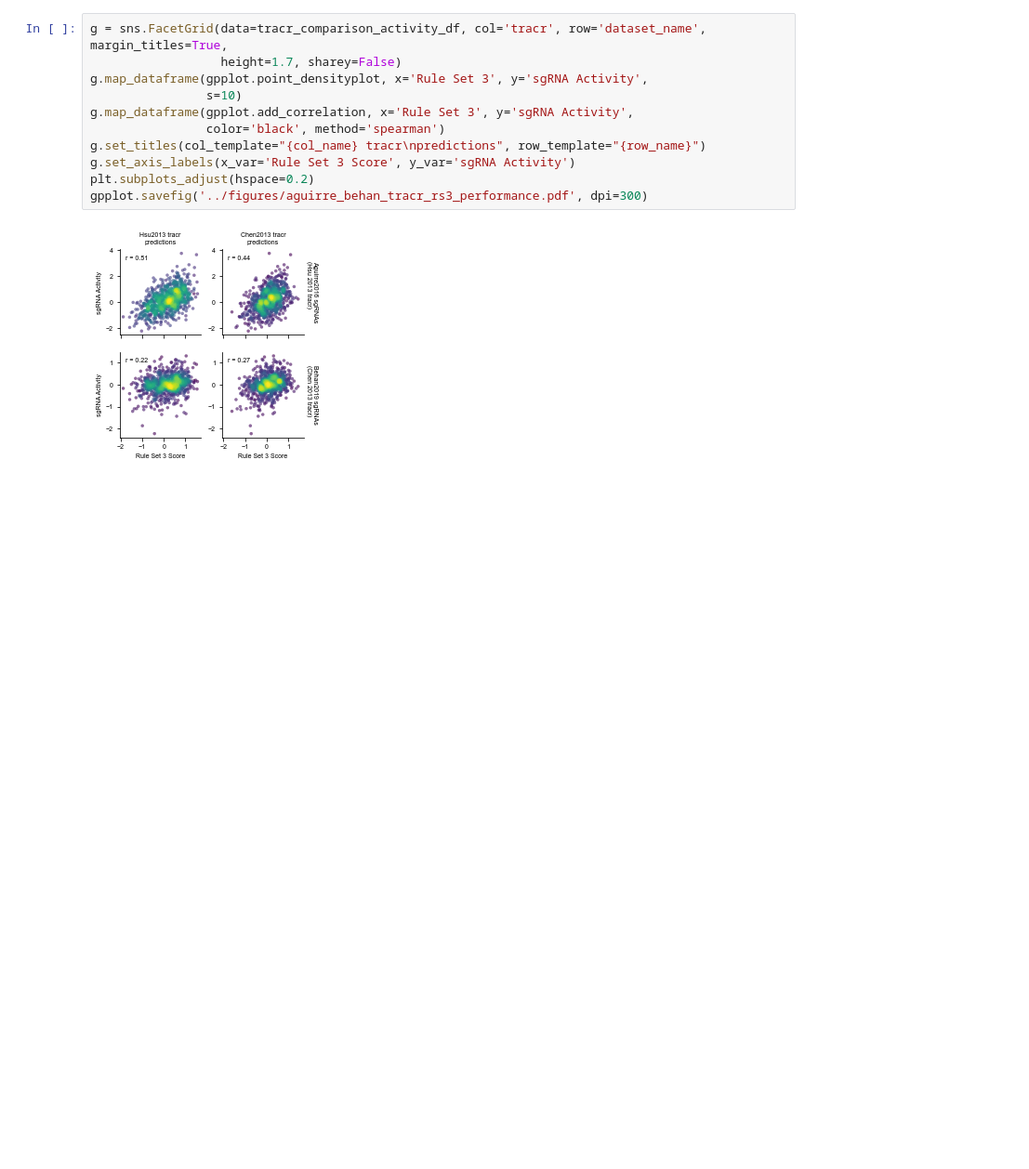
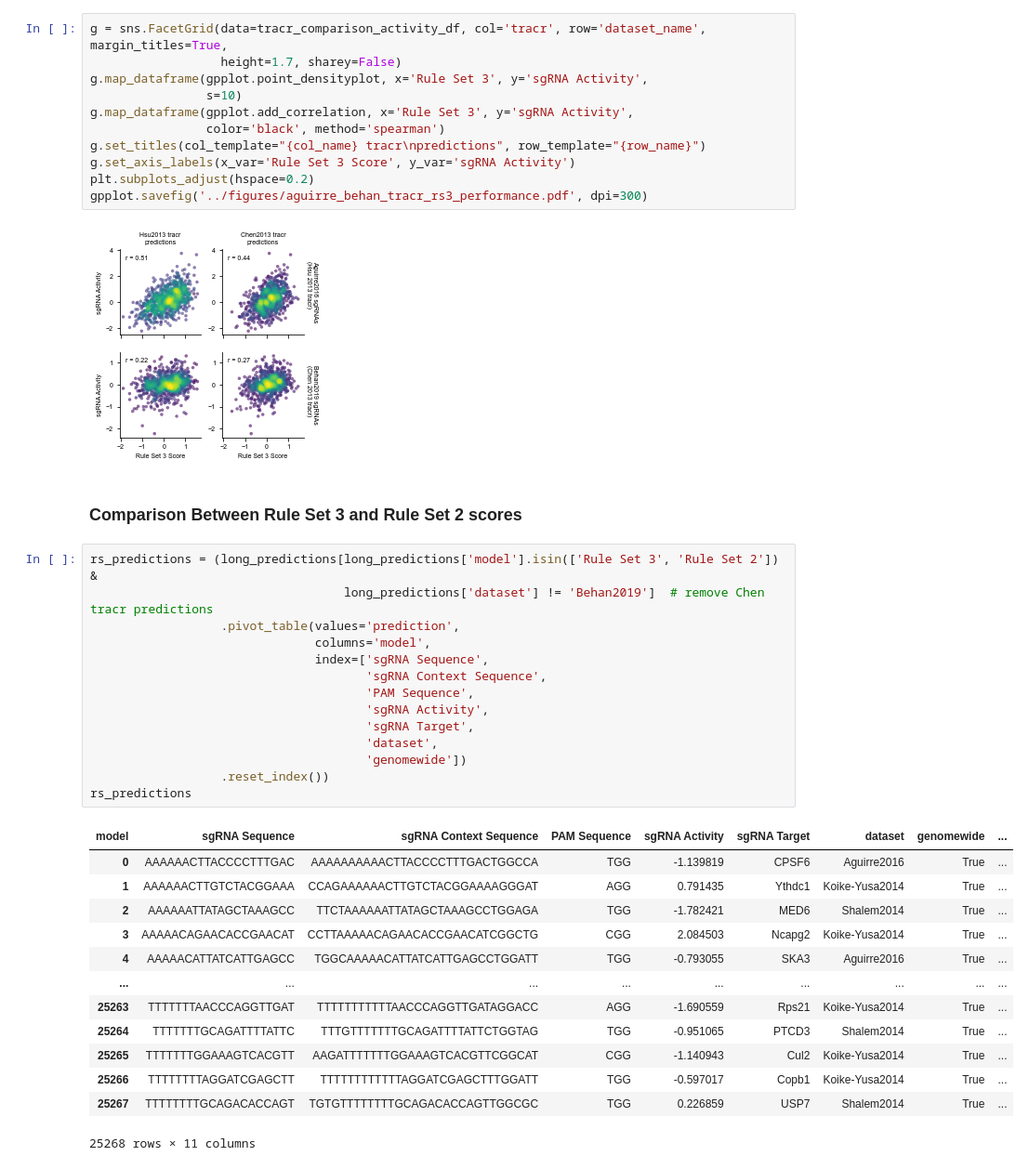
Before and after one commit to gpp-rnd/rs_dev, a Jupyter notebook: code/07_test_seq_model.ipynb, the cells around one changed output. Shown at 93% size. Saved outputs shown, nothing was run; the diff lists cells and outputs as text; blank space fills up the shorter version.

```diff
--- a/code/07_test_seq_model.ipynb
+++ b/code/07_test_seq_model.ipynb
@@ -225,3 +225,33 @@ plt.subplots_adjust(hspace=0.2)
 gpplot.savefig('../figures/aguirre_behan_tracr_rs3_performance.pdf', dpi=300)
 # %% [output]
 [figure]
+# %% [markdown]
+### Comparison Between Rule Set 3 and Rule Set 2 scores
+# %%
+rs_predictions = (long_predictions[long_predictions['model'].isin(['Rule Set 3', 'Rule Set 2']) &
+                                   long_predictions['dataset'] != 'Behan2019']  # remove Chen tracr predictions
+                  .pivot_table(values='prediction',
+                               columns='model',
+                               index=['sgRNA Sequence',
+                                      'sgRNA Context Sequence',
+                                      'PAM Sequence',
+                                      'sgRNA Activity',
+                                      'sgRNA Target',
+                                      'dataset',
+                                      'genomewide'])
+                  .reset_index())
+rs_predictions
+# %% [output]
+| model | sgRNA Sequence | sgRNA Context Sequence | PAM Sequence | sgRNA Activity | sgRNA Target | dataset | genomewide | ... |
+| 0 | AAAAAACTTACCCCTTTGAC | AAAAAAAAAACTTACCCCTTTGACTGGCCA | TGG | -1.139819 | CPSF6 | Aguirre2016 | True | ... |
+| 1 | AAAAAACTTGTCTACGGAAA | CCAGAAAAAACTTGTCTACGGAAAAGGGAT | AGG | 0.791435 | Ythdc1 | Koike-Yusa2014 | True | ... |
+| 2 | AAAAAATTATAGCTAAAGCC | TTCTAAAAAATTATAGCTAAAGCCTGGAGA | TGG | -1.782421 | MED6 | Shalem2014 | True | ... |
+| 3 | AAAAACAGAACACCGAACAT | CCTTAAAAACAGAACACCGAACATCGGCTG | CGG | 2.084503 | Ncapg2 | Koike-Yusa2014 | True | ... |
+| 4 | AAAAACATTATCATTGAGCC | TGGCAAAAACATTATCATTGAGCCTGGATT | TGG | -0.793055 | SKA3 | Aguirre2016 | True | ... |
+| ... | ... | ... | ... | ... | ... | ... | ... | ... |
+| 25263 | TTTTTTTAACCCAGGTTGAT | TTTTTTTTTTTAACCCAGGTTGATAGGACC | AGG | -1.690559 | Rps21 | Koike-Yusa2014 | True | ... |
+| 25264 | TTTTTTTGCAGATTTTATTC | TTTGTTTTTTTGCAGATTTTATTCTGGTAG | TGG | -0.951065 | PTCD3 | Shalem2014 | True | ... |
+| 25265 | TTTTTTTGGAAAGTCACGTT | AAGATTTTTTTGGAAAGTCACGTTCGGCAT | CGG | -1.140943 | Cul2 | Koike-Yusa2014 | True | ... |
+| 25266 | TTTTTTTTAGGATCGAGCTT | TTTTTTTTTTTTAGGATCGAGCTTTGGATT | TGG | -0.597017 | Copb1 | Koike-Yusa2014 | True | ... |
+| 25267 | TTTTTTTTGCAGACACCAGT | TGTGTTTTTTTTGCAGACACCAGTTGGCGC | TGG | 0.226859 | USP7 | Shalem2014 | True | ... |
+25268 rows × 11 columns
```
Also changed, not shown: parts of 6 cells of this notebook.
